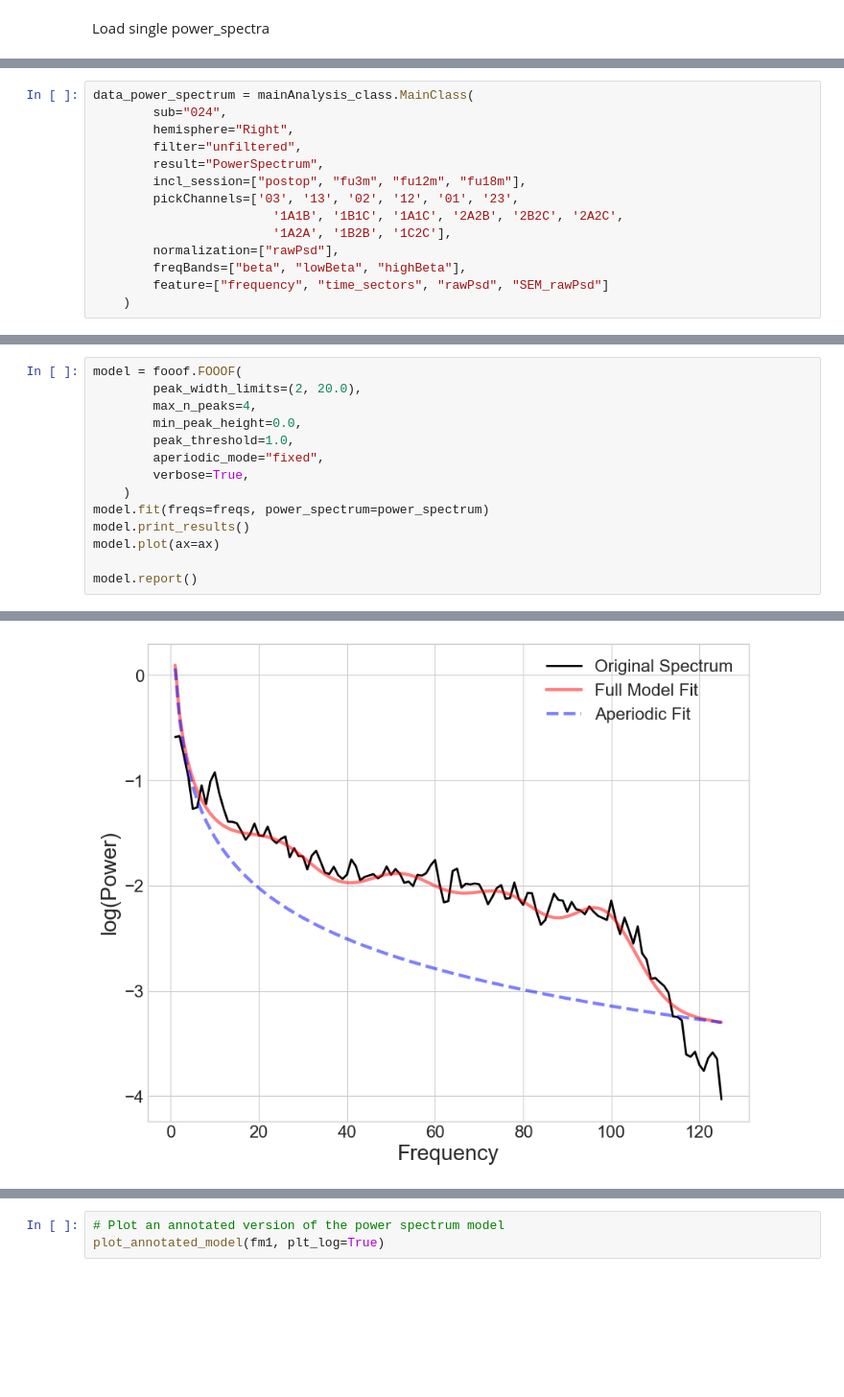
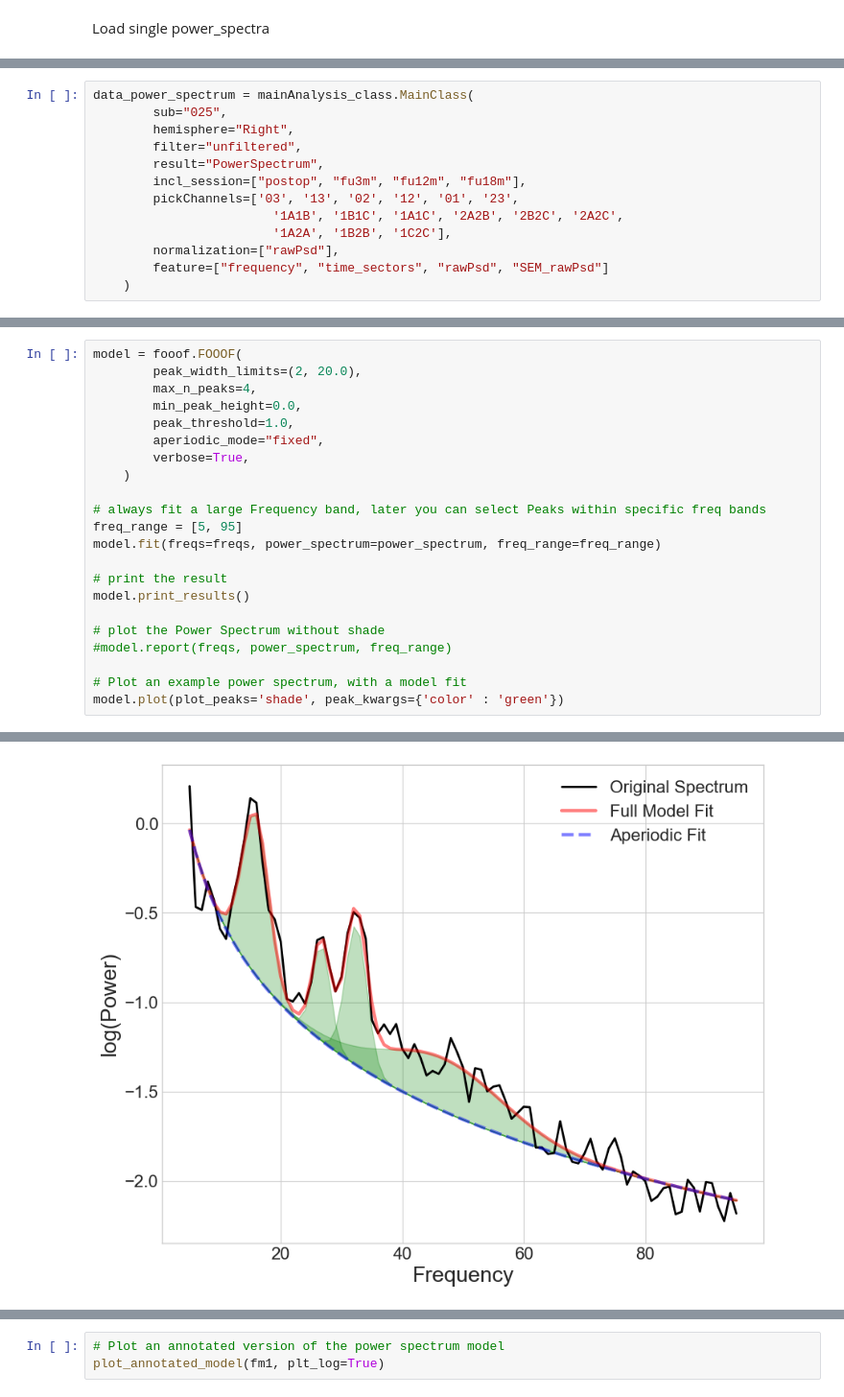
Before and after one commit to JKBehnke/BetaSenSightLongterm, a Jupyter notebook: notebooks/fooof_playground.ipynb, the cells around one changed output, grey strips where cells are left out. Shown at 96% size. Drawn from its saved outputs; the diff is of its cells as text; blank space fills up the shorter version.

```diff
--- a/notebooks/fooof_playground.ipynb
+++ b/notebooks/fooof_playground.ipynb
@@ -211,6 +218,6 @@ from fooof.plts.annotate import plot_annotated_model
 # %%
 data_power_spectrum = mainAnalysis_class.MainClass(
-        sub="024",
+        sub="025",
         hemisphere="Right",
         filter="unfiltered",
         result="PowerSpectrum",
@@ -219,6 +226,5 @@ data_power_spectrum = mainAnalysis_class.MainClass(
                         '1A1B', '1B1C', '1A1C', '2A2B', '2B2C', '2A2C',
                         '1A2A', '1B2B', '1C2C'],
         normalization=["rawPsd"],
-        freqBands=["beta", "lowBeta", "highBeta"],
         feature=["frequency", "time_sectors", "rawPsd", "SEM_rawPsd"]
     )
@@ -268,9 +416,17 @@ model = fooof.FOOOF(
         aperiodic_mode="fixed",
         verbose=True,
     )
-model.fit(freqs=freqs, power_spectrum=power_spectrum)
+
+# always fit a large Frequency band, later you can select Peaks within specific freq bands
+freq_range = [5, 95]
+model.fit(freqs=freqs, power_spectrum=power_spectrum, freq_range=freq_range)
+
+# print the result
 model.print_results()
-model.plot(ax=ax)
 
-model.report()
+# plot the Power Spectrum without shade
+#model.report(freqs, power_spectrum, freq_range)
+
+# Plot an example power spectrum, with a model fit
+model.plot(plot_peaks='shade', peak_kwargs={'color' : 'green'})
 # %% [output]
@@ -292,3 +448,3 @@ FOOOF WARNING: Skipping frequency == 0, as this causes a problem with fitting.
 
 ==================================================================================================
-[figure, old version]
+[figure, new version]
```
Also changed, not shown: parts of 16 cells of this notebook, 3 other files.
